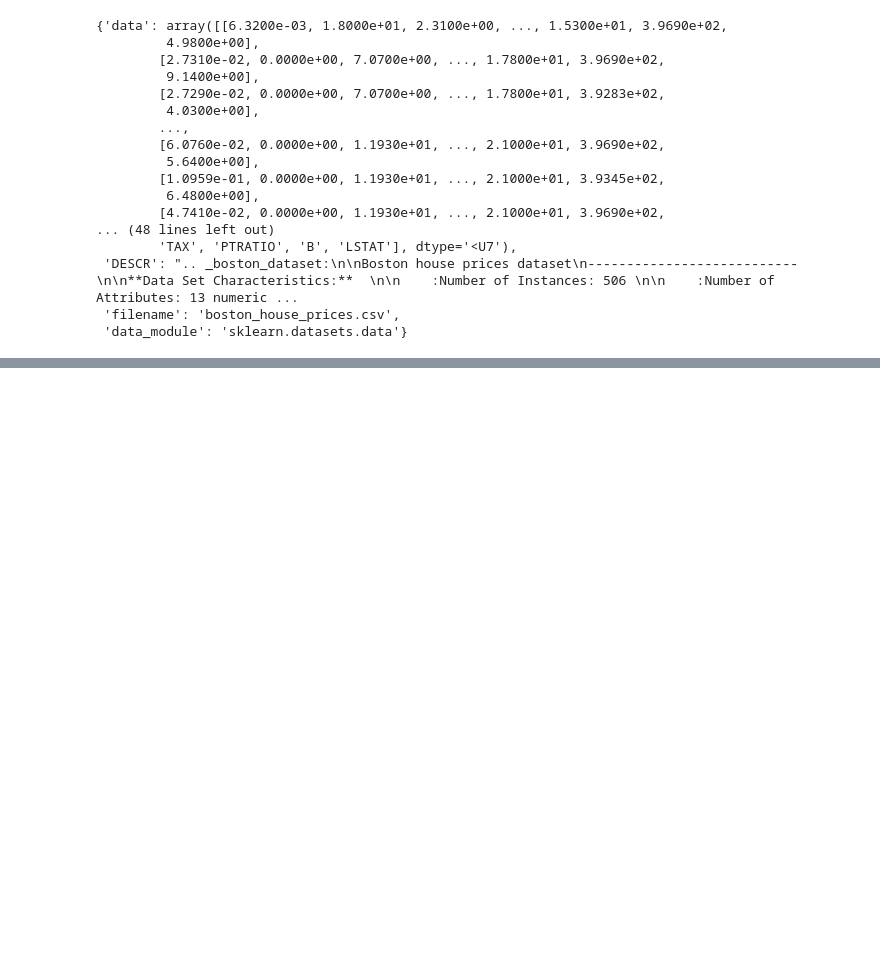
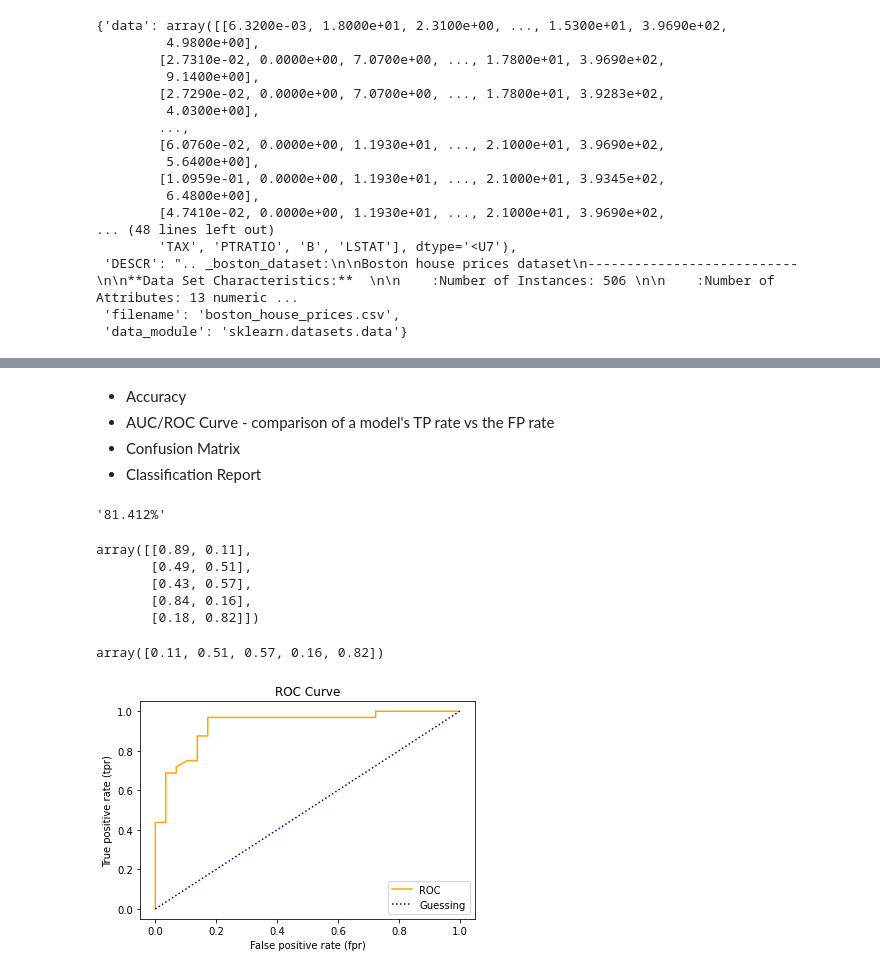
Before and after one commit to Ammar-Raneez/ML_Learning_ZTM, a Jupyter notebook: sklearn-workflow.ipynb, the cells around one changed output, grey strips where cells are left out. Drawn from its saved outputs; the diff is of its cells as text; code cells hidden in the pictures; blank space fills up the shorter version.

Commit message:
Add AUC/ROC curve

```diff
--- a/sklearn-workflow.ipynb
+++ b/sklearn-workflow.ipynb
@@ -669,0 +618,2 @@ model_heart.score(X_test_heart, y_test_heart)
+# %%
+proba_heart = model_heart.predict_proba(X_test_heart)
@@ -669,0 +648,42 @@ model_heart.score(X_test_heart, y_test_heart)
+# %% [markdown]
+* Accuracy
+* AUC/ROC Curve - comparison of a model's TP rate vs the FP rate
+* Confusion Matrix
+* Classification Report
+# %%
+model_heart_cross_accuracy = np.mean(heart_cross_val_score)
+f'{model_heart_cross_accuracy * 100:.3f}%'
+# %% [output]
+'81.412%'
+# %%
+proba_heart[:5]
+# %% [output]
+array([[0.89, 0.11],
+       [0.49, 0.51],
+       [0.43, 0.57],
+       [0.84, 0.16],
+       [0.18, 0.82]])
+# %%
+proba_heart[:5,1]
+# %% [output]
+array([0.11, 0.51, 0.57, 0.16, 0.82])
+# %%
+fpr, tpr, thresholds = roc_curve(y_test_heart, proba_heart[:,1])
+# %%
+import matplotlib.pyplot as plt
+
+def plot_roc_curve(fpr, tpr):
+    # ROC curve
+    plt.plot(fpr, tpr, color='orange', label='ROC')
+    # Just a linear line
+    plt.plot([0, 1], [0, 1], color='darkblue', label='Guessing', linestyle=':')
+
+    plt.xlabel('False positive rate (fpr)')
+    plt.ylabel('True positive rate (tpr)')
+    plt.title('ROC Curve')
+    plt.legend()
+    plt.show()
+
+plot_roc_curve(fpr, tpr)
+# %% [output]
+[figure, added]
```
Also changed, not shown: parts of 69 cells of this notebook.
